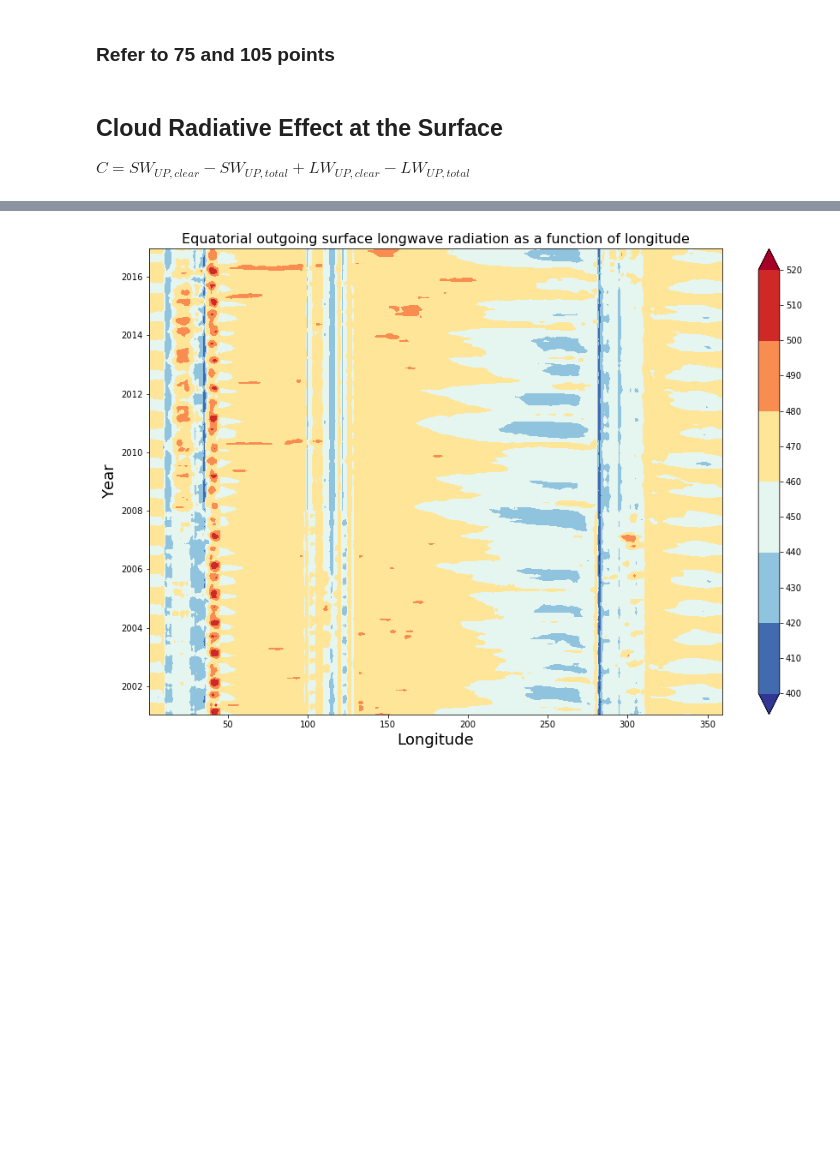
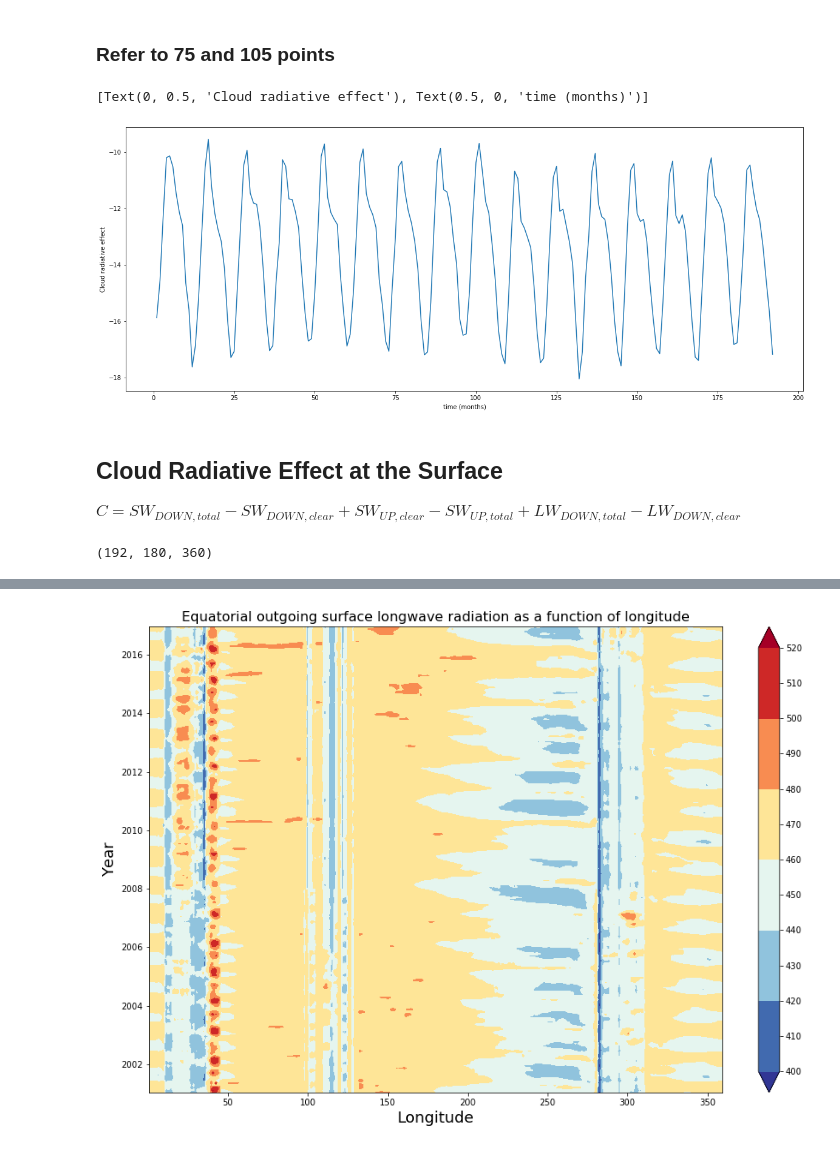
Before and after one commit to sisams/MPO624-2020, a Jupyter notebook: Course_Modules_Topics_Notebooks/2020 students modeling assignment/SisamSimplemodels_COVID_and_student_projects.ipynb, the cells around one changed output, grey strips where cells are left out. Drawn from its saved outputs; the diff is of its cells as text; code cells hidden in the pictures; blank space fills up the shorter version.

```diff
--- a/Course_Modules_Topics_Notebooks/2020 students modeling assignment/SisamSimplemodels_COVID_and_student_projects.ipynb
+++ b/Course_Modules_Topics_Notebooks/2020 students modeling assignment/SisamSimplemodels_COVID_and_student_projects.ipynb
@@ -343,6 +343,7 @@ dataset2 = xr.open_dataset('/bsoden/CERES/CERES_TOA_CMIP.nc')
 #slice the dataset to remove the awkward starting in 2006
 dataset=dataset.sel(time=slice(datetime(2001,1,16),datetime(2017,12,16)))
 dataset2=dataset2.sel(time=slice(datetime(2001,1,16),datetime(2017,1,1)))
+lat = dataset2['lat'].values
 # %% [markdown]
 ## Cloud Radiative Effect at TOA ##
 
@@ -379,3 +384,17 @@ plt.legend()
 ## For the TOA, we see that the CRE is generally negative. This is due to the large negative Shortwave CRE. Negative Shortwave CRE implies that amount of upwelling SW radiation is higher in total sky conditions vs clear sky conditions. ##
 # %% [markdown]
 ### Refer to 75 and 105 points ###
+# %%
+weights = np.cos(lat*np.pi/180.0)
+weights.shape
+
+C_glbmean = np.nanmean(np.nanmean(C,axis=2)*weights,axis=1)
+time = np.arange(1, C.shape[0]+1)
+
+fig, ax = plt.subplots(figsize=(20,8))
+ax.plot(time, C_glbmean)
+
+ax.set(xlabel='time (months)', ylabel='Cloud radiative effect')
+# %% [output]
+[Text(0, 0.5, 'Cloud radiative effect'), Text(0.5, 0, 'time (months)')]
+[figure, added]
@@ -382,4 +405,4 @@ plt.legend()
 # %% [markdown]
 ## Cloud Radiative Effect at the Surface ##
 
-$C = SW_{UP,clear} - SW_{UP,total} + LW_{UP,clear} - LW_{UP,total}$
+$C = SW_{DOWN,total} - SW_{DOWN,clear} + SW_{UP,clear} - SW_{UP,total} + LW_{DOWN,total} - LW_{DOWN,clear}$
@@ -395,0 +409,13 @@ $C = SW_{UP,clear} - SW_{UP,total} + LW_{UP,clear} - LW_{UP,total}$
+# %%
+#calculate SW CRE at surface
+
+ss = dataset.rsds - dataset.rsdscs + dataset.rsuscs - dataset.rsus
+
+#calculate LW CRE at surface
+ls = dataset.rlds - dataset.rldscs
+
+#caculate CRE at surface
+CS = ss + ls
+CS.shape
+# %% [output]
+(192, 180, 360)
```
Also changed, not shown: parts of 5 cells of this notebook.
